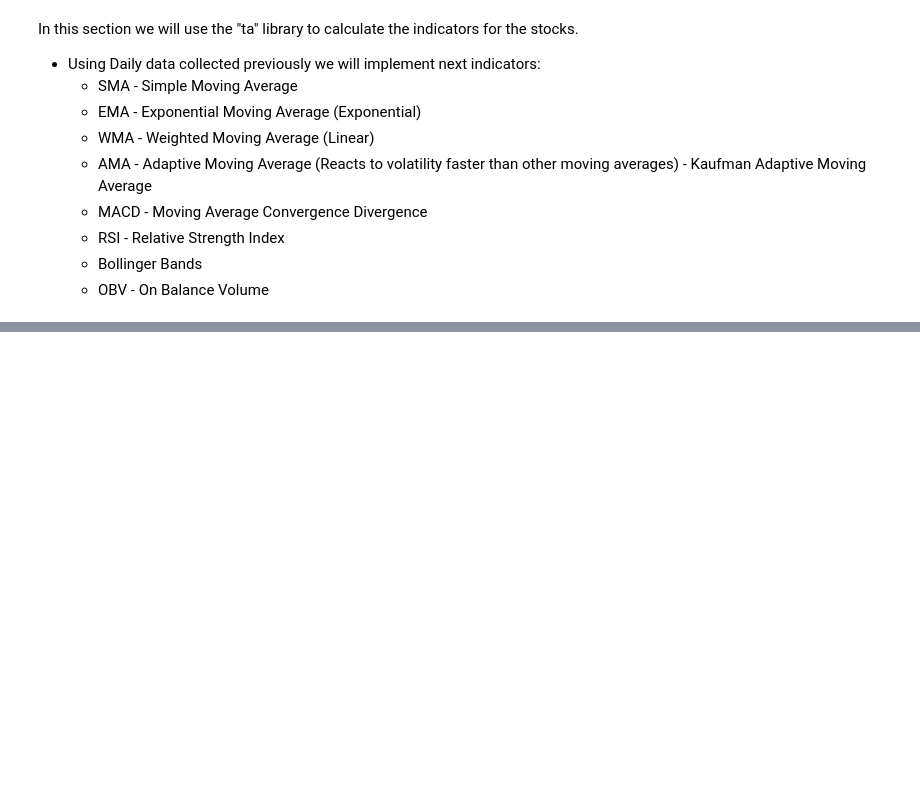
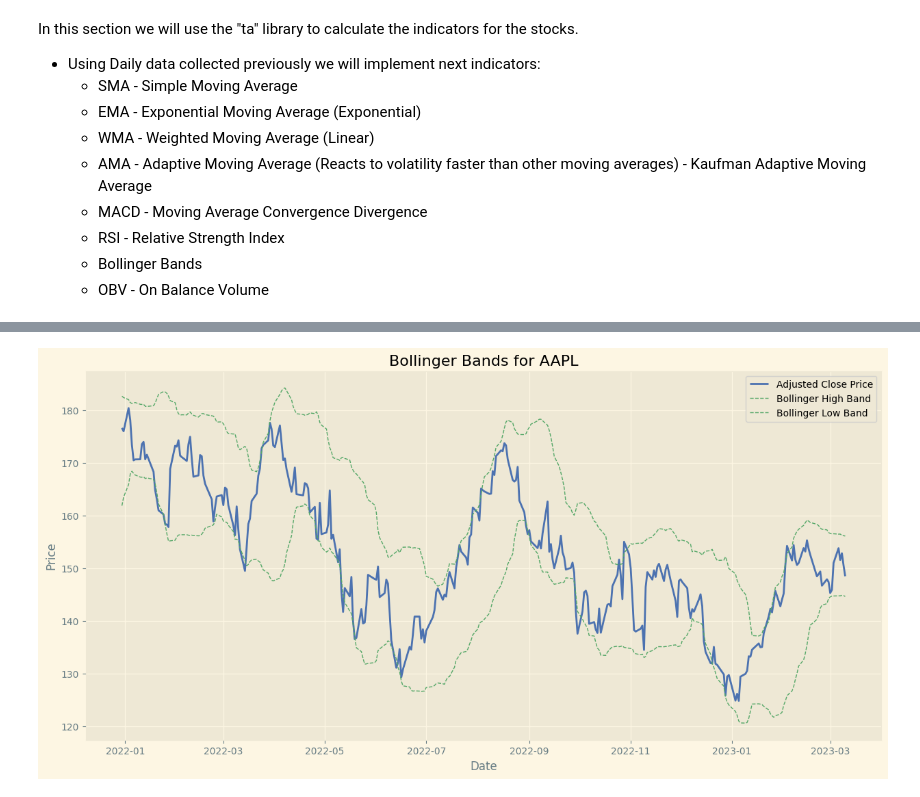
Before and after one commit to Folongton/Stock-Analysis, a Jupyter notebook: P1-Indicators-Chart-Analysis/P1-Chart-Analysis.ipynb, the cells around one changed output, grey strips where cells are left out. Cells and saved outputs as stored; diff of their text form; code cells hidden in the pictures; blank space fills up the shorter version.

```diff
--- a/P1-Indicators-Chart-Analysis/P1-Chart-Analysis.ipynb
+++ b/P1-Indicators-Chart-Analysis/P1-Chart-Analysis.ipynb
@@ -628,0 +485,4 @@ def calc_plot_OBV(df, plot=True, plot_days_back=100):
+# %%
+_= Ind.calc_plot_BollingersBands(df, stock_name='AAPL',window=20, plot=True, plot_days_back=300)
+# %% [output]
+[figure, added]
```
Also changed, not shown: parts of 16 cells of this notebook, 1 other file.
